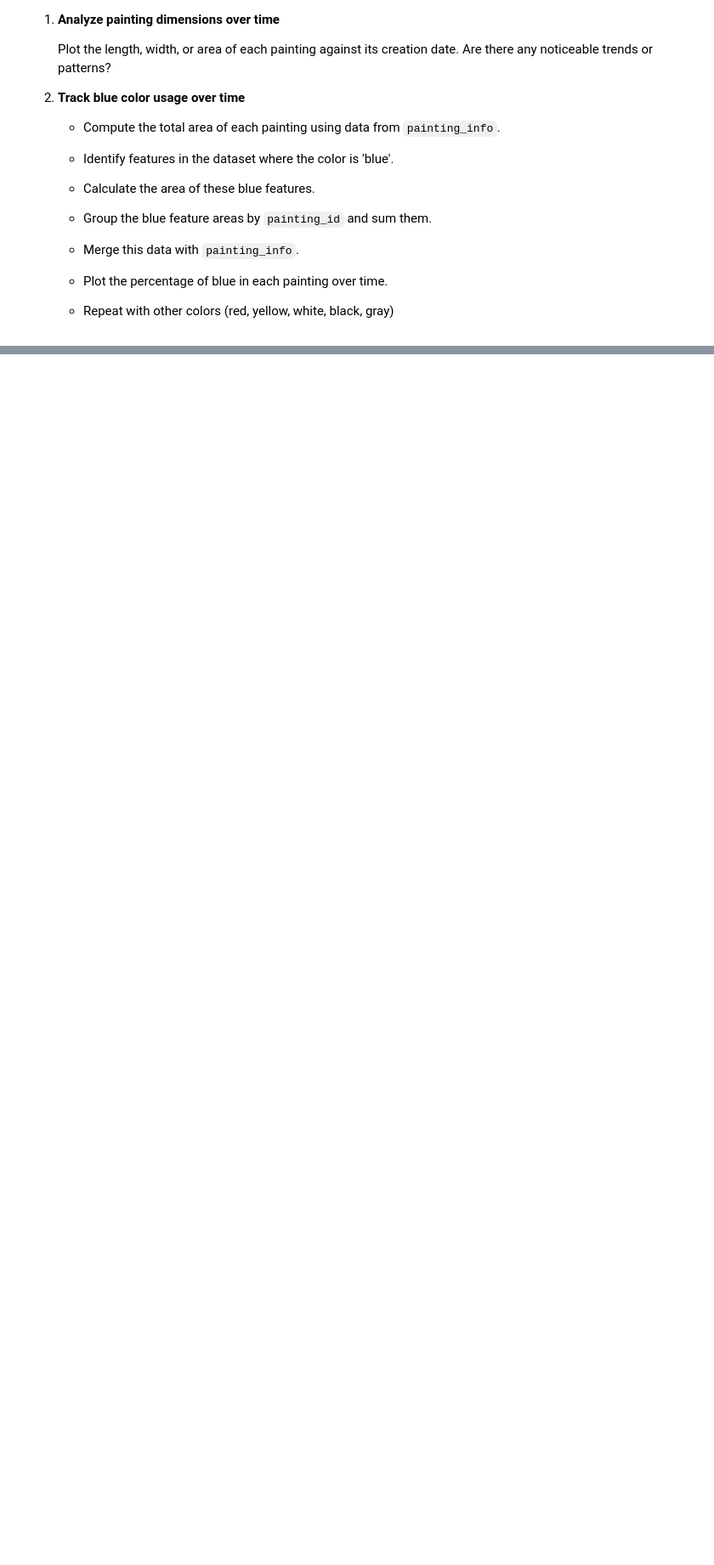
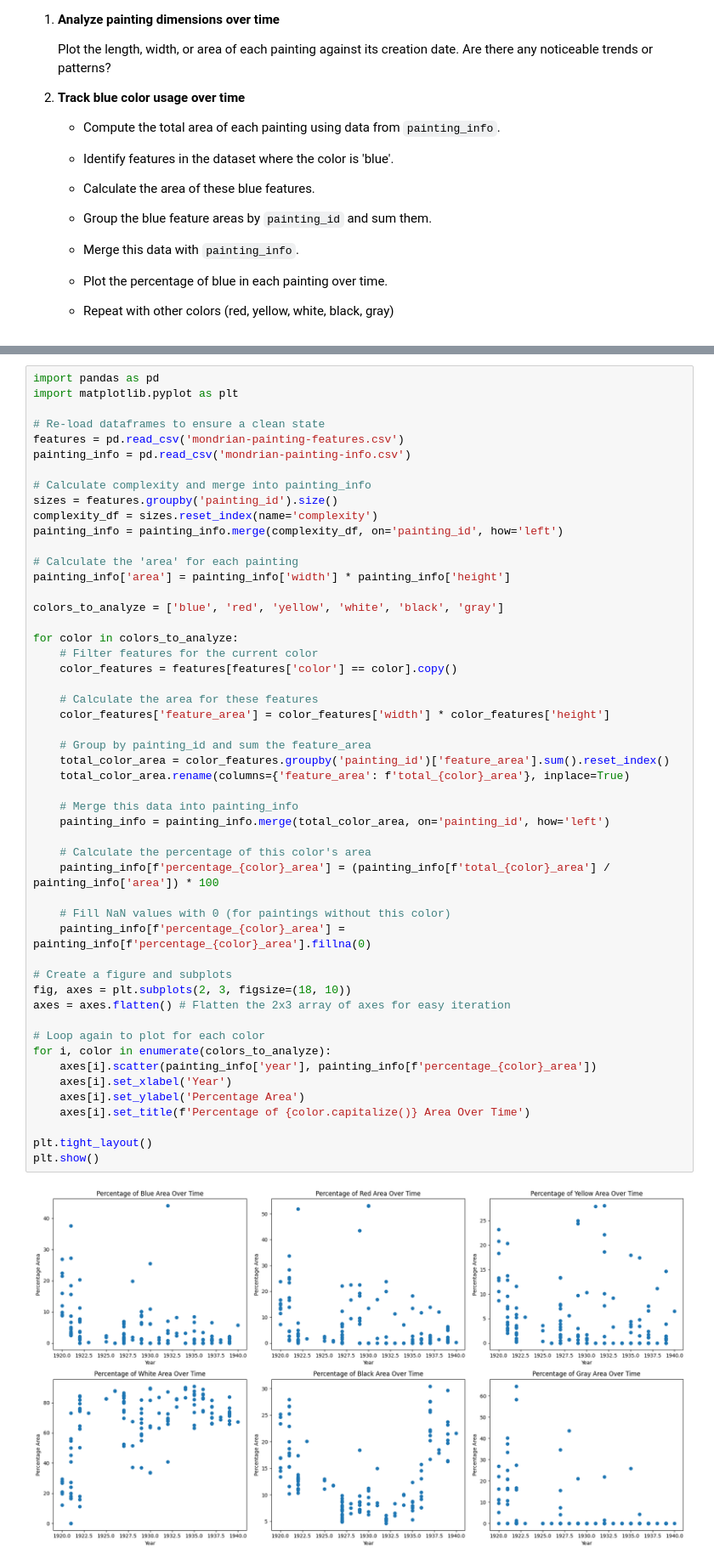
Before and after one commit to Aditi-dev07/Cisco_DataScience_Projects, a Jupyter notebook: Coding for Answer/mondrian-art-project/mondrian-art-project.ipynb, the cells around one changed output, grey strips where cells are left out. Shown: that part at 85% size. Drawn from its saved outputs; the diff is of its cells as text; blank space fills up the shorter version.

```diff
--- a/Coding for Answer/mondrian-art-project/mondrian-art-project.ipynb
+++ b/Coding for Answer/mondrian-art-project/mondrian-art-project.ipynb
@@ -405,0 +608,53 @@ Here are some ideas for extending the project:
+# %%
+import pandas as pd
+import matplotlib.pyplot as plt
+
+# Re-load dataframes to ensure a clean state
+features = pd.read_csv('mondrian-painting-features.csv')
+painting_info = pd.read_csv('mondrian-painting-info.csv')
+
+# Calculate complexity and merge into painting_info
+sizes = features.groupby('painting_id').size()
+complexity_df = sizes.reset_index(name='complexity')
+painting_info = painting_info.merge(complexity_df, on='painting_id', how='left')
+
+# Calculate the 'area' for each painting
+painting_info['area'] = painting_info['width'] * painting_info['height']
+
+colors_to_analyze = ['blue', 'red', 'yellow', 'white', 'black', 'gray']
+
+for color in colors_to_analyze:
+    # Filter features for the current color
+    color_features = features[features['color'] == color].copy()
+
+    # Calculate the area for these features
+    color_features['feature_area'] = color_features['width'] * color_features['height']
+
+    # Group by painting_id and sum the feature_area
+    total_color_area = color_features.groupby('painting_id')['feature_area'].sum().reset_index()
+    total_color_area.rename(columns={'feature_area': f'total_{color}_area'}, inplace=True)
+
+    # Merge this data into painting_info
+    painting_info = painting_info.merge(total_color_area, on='painting_id', how='left')
+
+    # Calculate the percentage of this color's area
+    painting_info[f'percentage_{color}_area'] = (painting_info[f'total_{color}_area'] / painting_info['area']) * 100
+
+    # Fill NaN values with 0 (for paintings without this color)
+    painting_info[f'percentage_{color}_area'] = painting_info[f'percentage_{color}_area'].fillna(0)
+
+# Create a figure and subplots
+fig, axes = plt.subplots(2, 3, figsize=(18, 10))
+axes = axes.flatten() # Flatten the 2x3 array of axes for easy iteration
+
+# Loop again to plot for each color
+for i, color in enumerate(colors_to_analyze):
+    axes[i].scatter(painting_info['year'], painting_info[f'percentage_{color}_area'])
+    axes[i].set_xlabel('Year')
+    axes[i].set_ylabel('Percentage Area')
+    axes[i].set_title(f'Percentage of {color.capitalize()} Area Over Time')
+
+plt.tight_layout()
+plt.show()
+# %% [output]
+[figure, added]
```
Also changed, not shown: parts of 12 cells of this notebook.
